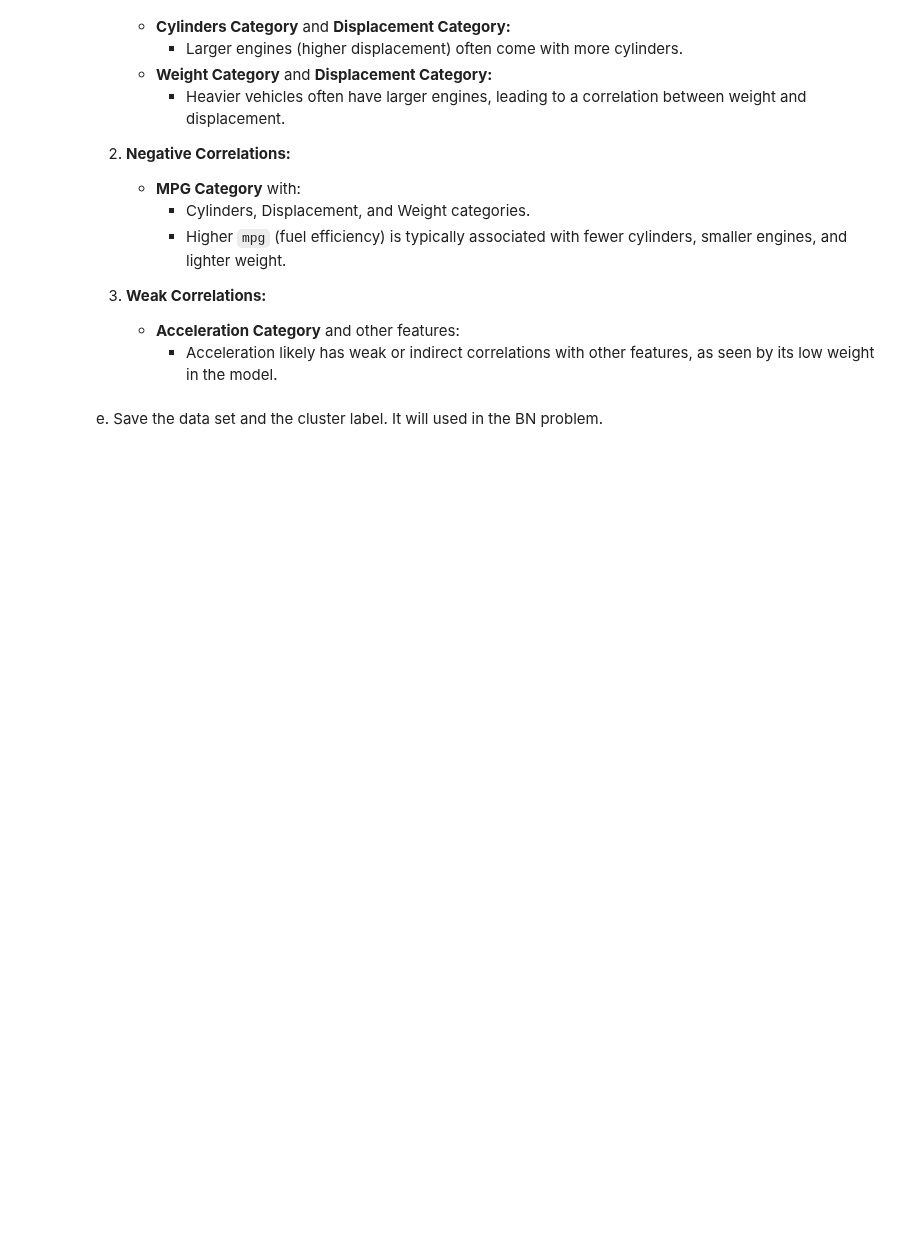
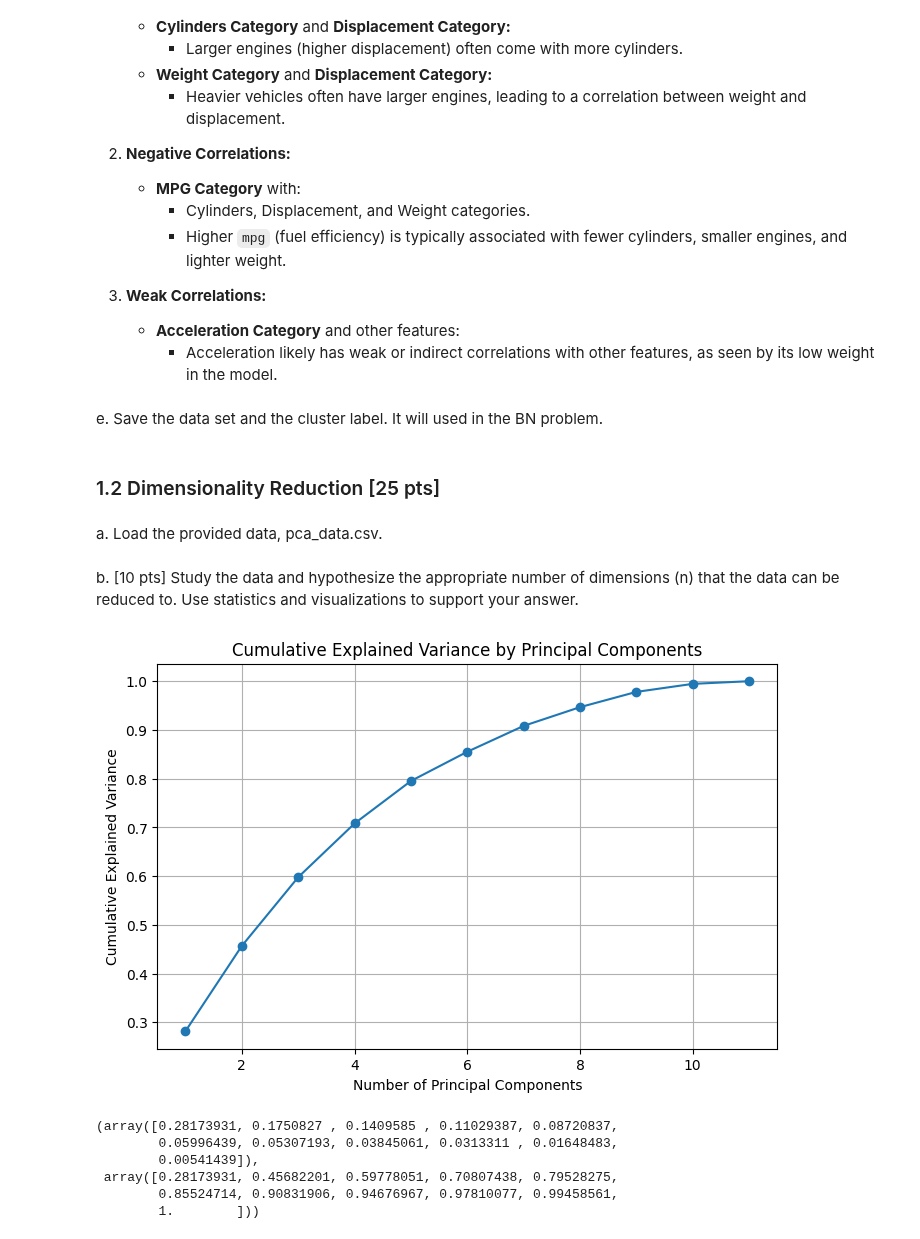
Before and after one commit to bs333/cs559, a Jupyter notebook: CS559 - Homework/hw5/sid_bhatia_hw5.ipynb, the cells around one changed output. Drawn from its saved outputs; the diff is of its cells as text; code cells hidden in the pictures; blank space fills up the shorter version.

```diff
--- a/CS559 - Homework/hw5/sid_bhatia_hw5.ipynb
+++ b/CS559 - Homework/hw5/sid_bhatia_hw5.ipynb
@@ -406,3 +405,44 @@ e. Save the data set and the cluster label. It will used in the BN problem.
 # %%
 output_file_path = './auto_mpg_with_clusters.csv'
 auto_mpg_df.to_csv(output_file_path, index=False)
+# %% [markdown]
+### 1.2 Dimensionality Reduction [25 pts]
+# %% [markdown]
+a. Load the provided data, pca_data.csv.
+# %%
+file_path = 'pca_data.csv'
+pca_data_df = pd.read_csv(file_path)
+# %% [markdown]
+b. [10 pts] Study the data and hypothesize the appropriate number of dimensions (n) that the data
+can be reduced to. Use statistics and visualizations to support your answer.
+# %%
+import matplotlib.pyplot as plt
+from sklearn.decomposition import PCA
+from sklearn.preprocessing import StandardScaler
+
+scaler = StandardScaler()
+scaled_data = scaler.fit_transform(pca_data_df.drop('quality', axis=1))
+
+pca = PCA()
+pca.fit(scaled_data)
+
+explained_variance_ratio = pca.explained_variance_ratio_
+cumulative_variance_ratio = np.cumsum(explained_variance_ratio)
+
+plt.figure(figsize=(8, 5))
+plt.plot(range(1, len(cumulative_variance_ratio) + 1), cumulative_variance_ratio, marker='o')
+plt.title('Cumulative Explained Variance by Principal Components')
+plt.xlabel('Number of Principal Components')
+plt.ylabel('Cumulative Explained Variance')
+plt.grid(True)
+plt.show()
+
+explained_variance_ratio, cumulative_variance_ratio
+# %% [output]
+[figure, added]
+(array([0.28173931, 0.1750827 , 0.1409585 , 0.11029387, 0.08720837,
+        0.05996439, 0.05307193, 0.03845061, 0.0313311 , 0.01648483,
+        0.00541439]),
+ array([0.28173931, 0.45682201, 0.59778051, 0.70807438, 0.79528275,
+        0.85524714, 0.90831906, 0.94676967, 0.97810077, 0.99458561,
+        1.        ]))
```
Also changed, not shown: parts of 2 cells of this notebook.
